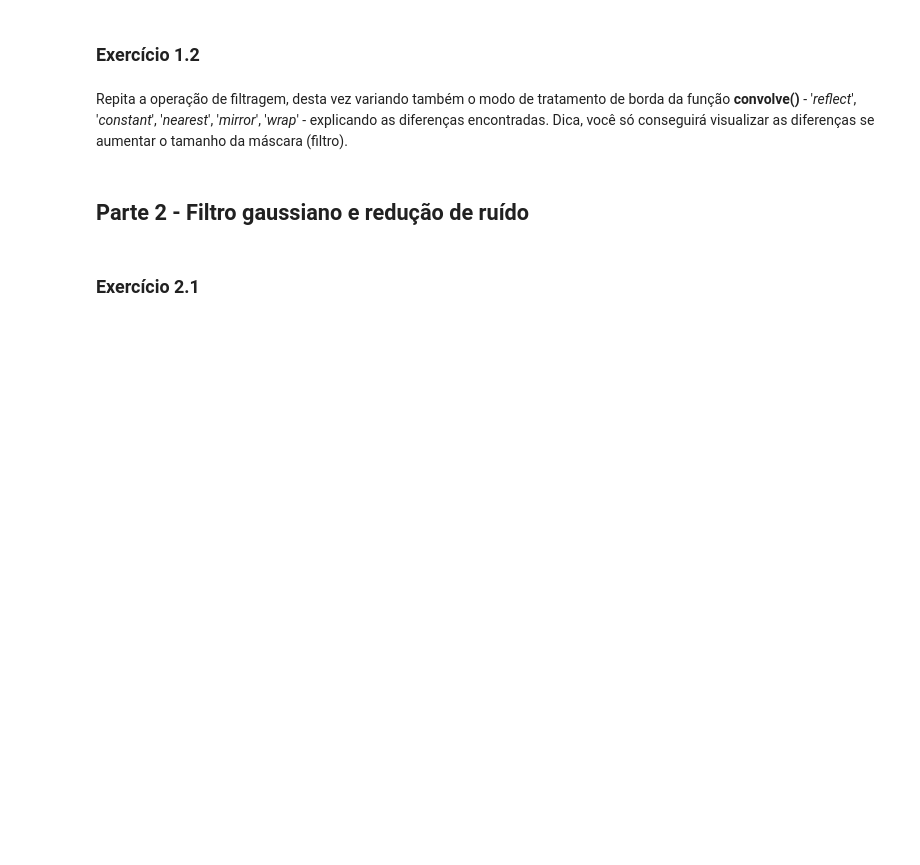
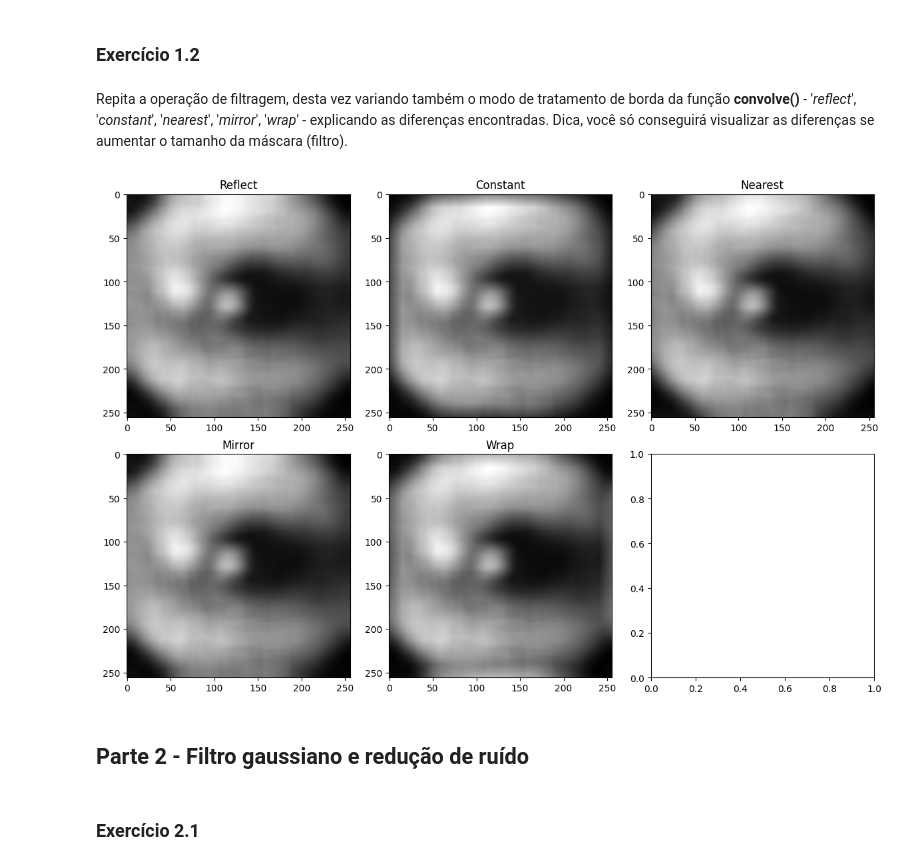
Before and after one commit to UNICAMP-EA979/2026s1-pi04-filtragem-g248527, a Jupyter notebook: Atividade.ipynb, the cells around one changed output. Cells and saved outputs as stored; diff of their text form; code cells hidden in the pictures; blank space fills up the shorter version.

```diff
--- a/Atividade.ipynb
+++ b/Atividade.ipynb
@@ -117,6 +117,39 @@ Aplicando o filtro na imagem numérica
 ### Exercício 1.2
 # %% [markdown]
 Repita a operação de filtragem, desta vez variando também o modo de tratamento de borda da função **convolve()** - '*reflect*', '*constant*', '*nearest*', '*mirror*', '*wrap*' - explicando as diferenças encontradas. Dica, você só conseguirá visualizar as diferenças se aumentar o tamanho da máscara (filtro).
+# %%
+f_conv_reflect = convolve(f.astype(float), kernel_31x31, mode='reflect')
+f_conv_constant = convolve(f.astype(float), kernel_31x31, mode='constant', cval=0)
+f_conv_nearest = convolve(f.astype(float), kernel_31x31, mode='nearest')
+f_conv_mirror = convolve(f.astype(float), kernel_31x31, mode='mirror')
+f_conv_wrap = convolve(f.astype(float), kernel_31x31, mode='wrap')
+
+fig, axs = plt.subplots(2,3, figsize=(12, 8)) # Adjusted figsize for better display with 2 rows
+# plt.tight_layout() is better placed after all plots are defined to adjust spacing
+
+plt.subplot(231)
+plt.imshow(f_conv_reflect, cmap='gray')
+plt.title('Reflect')
+
+plt.subplot(232)
+plt.imshow(f_conv_constant,cmap='gray')
+plt.title('Constant')
+
+plt.subplot(233)
+plt.imshow(f_conv_nearest,cmap='gray')
+plt.title('Nearest');
+
+plt.subplot(234)
+plt.imshow(f_conv_mirror,cmap='gray')
+plt.title('Mirror')
+
+plt.subplot(235)
+plt.imshow(f_conv_wrap,cmap='gray')
+plt.title('Wrap')
+
+plt.tight_layout()
+# %% [output]
+[figure, added]
 # %% [markdown]
 ## Parte 2 - Filtro gaussiano e redução de ruído
 # %% [markdown]
```
Also changed, not shown: parts of 1 cell of this notebook.
